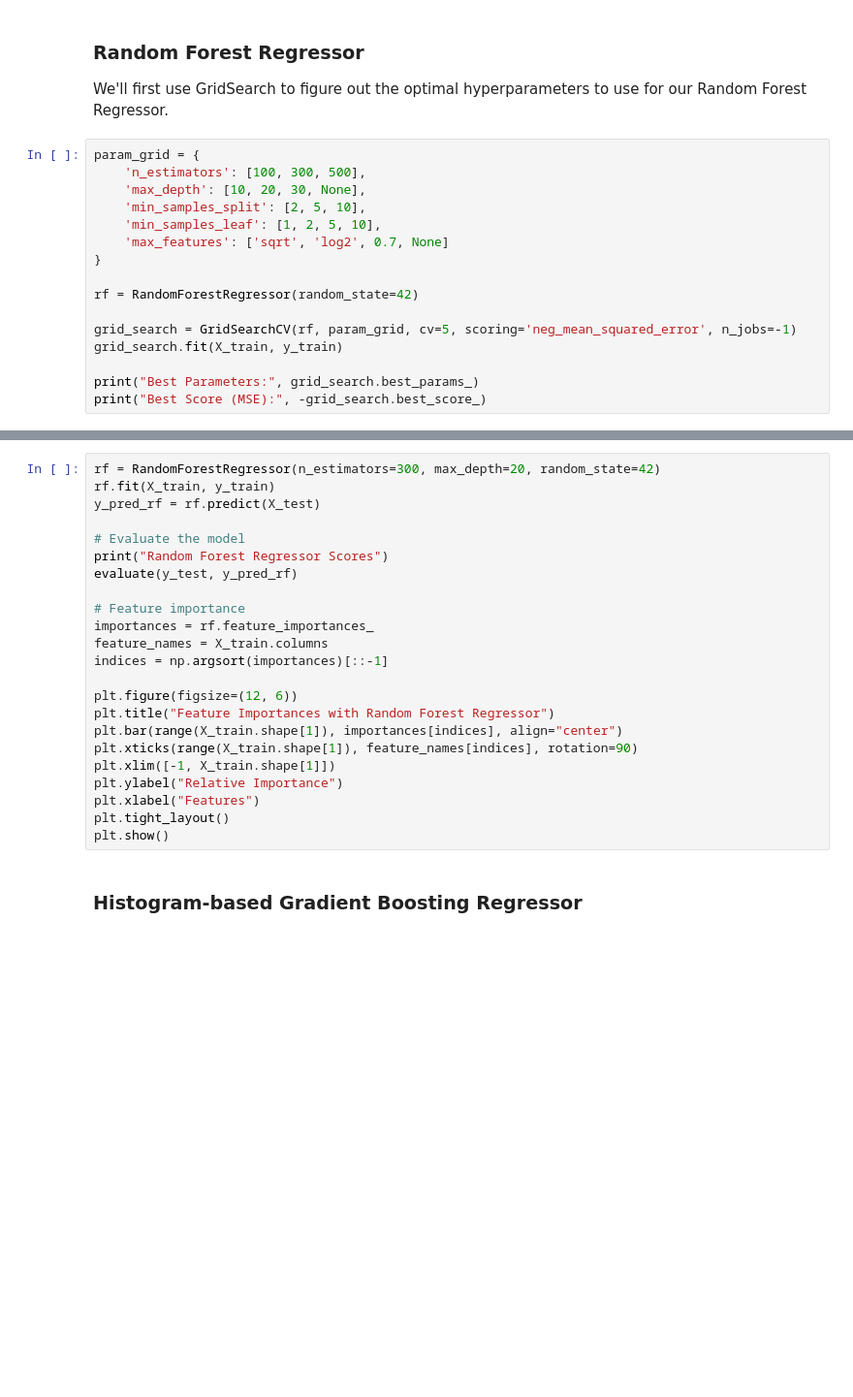
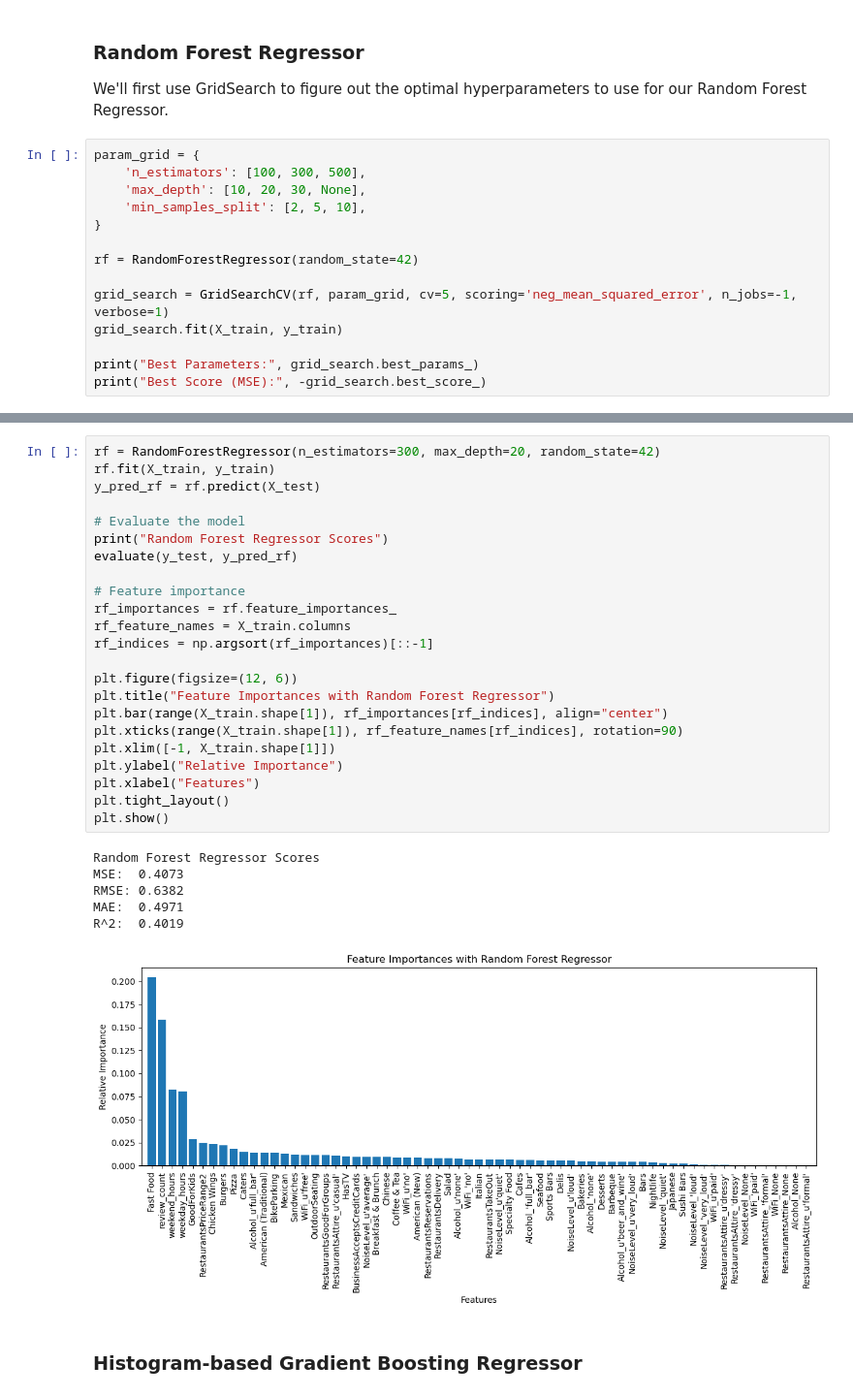
Before and after one commit to ervinp2002/yelp-dataset-analysis, a Jupyter notebook: yelp_analysis.ipynb, the cells around one changed output, grey strips where cells are left out. Shown at 97% size. Cells and saved outputs as stored; diff of their text form; blank space fills up the shorter version.

```diff
--- a/yelp_analysis.ipynb
+++ b/yelp_analysis.ipynb
@@ -723,13 +723,11 @@ param_grid = {
     'n_estimators': [100, 300, 500],
     'max_depth': [10, 20, 30, None],
     'min_samples_split': [2, 5, 10],
-    'min_samples_leaf': [1, 2, 5, 10],
-    'max_features': ['sqrt', 'log2', 0.7, None]
 }
 
 rf = RandomForestRegressor(random_state=42)
 
-grid_search = GridSearchCV(rf, param_grid, cv=5, scoring='neg_mean_squared_error', n_jobs=-1)
+grid_search = GridSearchCV(rf, param_grid, cv=5, scoring='neg_mean_squared_error', n_jobs=-1, verbose=1)
 grid_search.fit(X_train, y_train)
 
 print("Best Parameters:", grid_search.best_params_)
@@ -739,26 +744,33 @@ GridSearch results tell us that the optimal configuration would have:
 # %%
 rf = RandomForestRegressor(n_estimators=300, max_depth=20, random_state=42)
 rf.fit(X_train, y_train)
 y_pred_rf = rf.predict(X_test)
 
 # Evaluate the model
 print("Random Forest Regressor Scores")
 evaluate(y_test, y_pred_rf)
 
 # Feature importance
-importances = rf.feature_importances_
-feature_names = X_train.columns
-indices = np.argsort(importances)[::-1]
+rf_importances = rf.feature_importances_
+rf_feature_names = X_train.columns
+rf_indices = np.argsort(rf_importances)[::-1]
 
 plt.figure(figsize=(12, 6))
 plt.title("Feature Importances with Random Forest Regressor")
-plt.bar(range(X_train.shape[1]), importances[indices], align="center")
-plt.xticks(range(X_train.shape[1]), feature_names[indices], rotation=90)
+plt.bar(range(X_train.shape[1]), rf_importances[rf_indices], align="center")
+plt.xticks(range(X_train.shape[1]), rf_feature_names[rf_indices], rotation=90)
 plt.xlim([-1, X_train.shape[1]])
 plt.ylabel("Relative Importance")
 plt.xlabel("Features")
 plt.tight_layout()
 plt.show()
+# %% [output]
+Random Forest Regressor Scores
+MSE:  0.4073
+RMSE: 0.6382
+MAE:  0.4971
+R^2:  0.4019
+[figure, added]
 # %% [markdown]
 ### Histogram-based Gradient Boosting Regressor
 # %%
```
Also changed, not shown: parts of 17 cells of this notebook.
